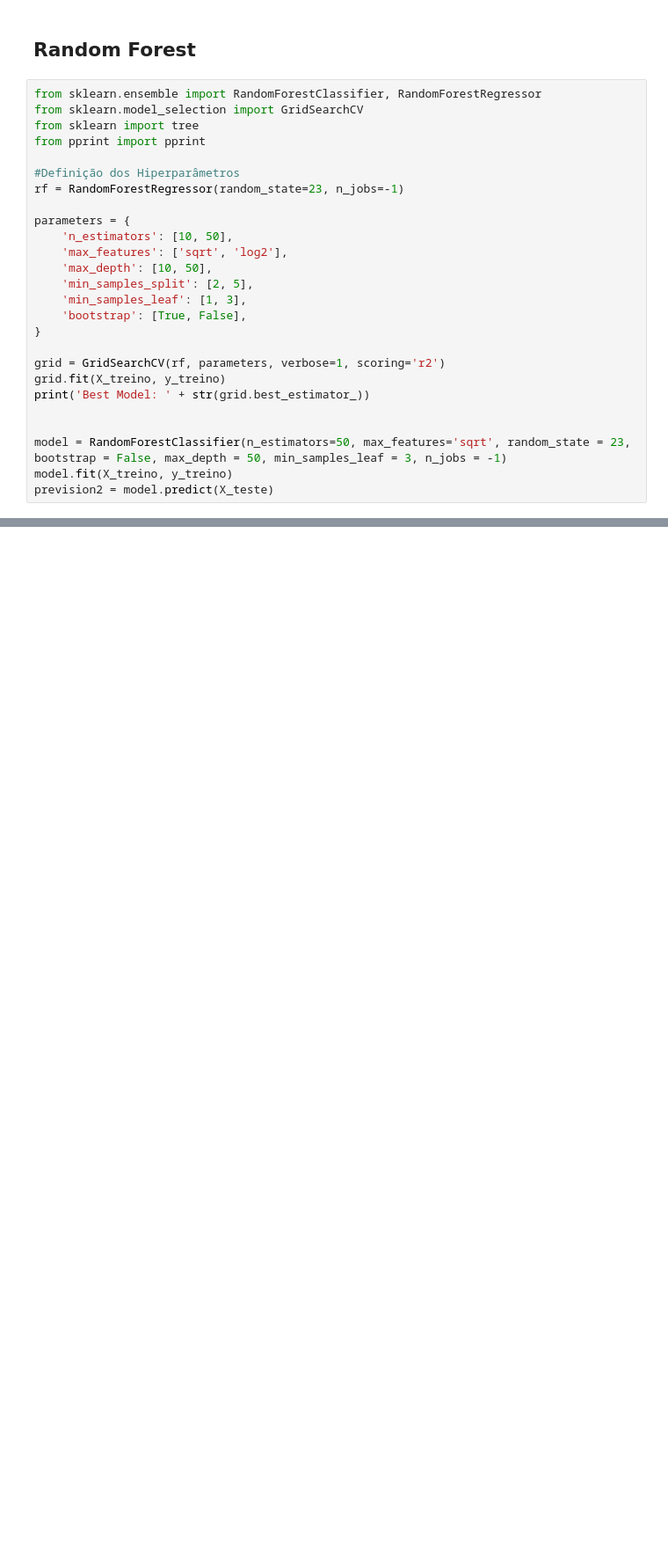
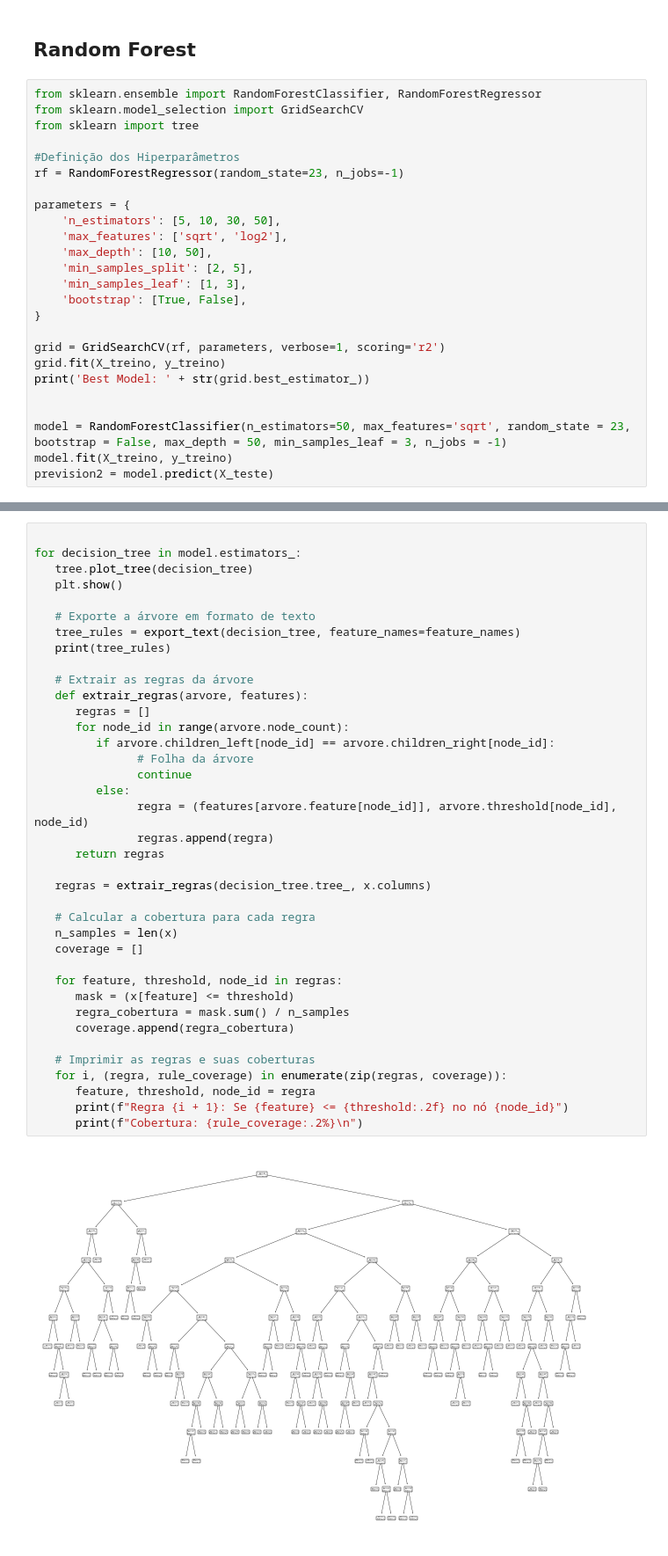
Before and after one commit to beatriz-fulgencio/tp-ia, a Jupyter notebook: arq1.ipynb, the cells around one changed output, grey strips where cells are left out. Shown at 88% size. Saved outputs shown, nothing was run; the diff lists cells and outputs as text; blank space fills up the shorter version.

Commit message:
tree paths and rules coverage calculation

```diff
--- a/arq1.ipynb
+++ b/arq1.ipynb
@@ -84,13 +198,12 @@ plt.show()
 from sklearn.ensemble import RandomForestClassifier, RandomForestRegressor
 from sklearn.model_selection import GridSearchCV
 from sklearn import tree
-from pprint import pprint
 
 #Definição dos Hiperparâmetros
 rf = RandomForestRegressor(random_state=23, n_jobs=-1)
 
 parameters = {
-    'n_estimators': [10, 50],
+    'n_estimators': [5, 10, 30, 50],
     'max_features': ['sqrt', 'log2'],
     'max_depth': [10, 50],
     'min_samples_split': [2, 5],
@@ -124,0 +253,40 @@ for decision_tree in model.estimators_:
+# %%
+
+for decision_tree in model.estimators_:
+   tree.plot_tree(decision_tree)
+   plt.show()
+
+   # Exporte a árvore em formato de texto
+   tree_rules = export_text(decision_tree, feature_names=feature_names)
+   print(tree_rules)
+
+   # Extrair as regras da árvore
+   def extrair_regras(arvore, features):
+      regras = []
+      for node_id in range(arvore.node_count):
+         if arvore.children_left[node_id] == arvore.children_right[node_id]:
+               # Folha da árvore
+               continue
+         else:
+               regra = (features[arvore.feature[node_id]], arvore.threshold[node_id], node_id)
+               regras.append(regra)
+      return regras
+
+   regras = extrair_regras(decision_tree.tree_, x.columns)
+
+   # Calcular a cobertura para cada regra
+   n_samples = len(x)
+   coverage = []
+
+   for feature, threshold, node_id in regras:
+      mask = (x[feature] <= threshold)
+      regra_cobertura = mask.sum() / n_samples
+      coverage.append(regra_cobertura)
+
+   # Imprimir as regras e suas coberturas
+   for i, (regra, rule_coverage) in enumerate(zip(regras, coverage)):
+      feature, threshold, node_id = regra
+      print(f"Regra {i + 1}: Se {feature} <= {threshold:.2f} no nó {node_id}")
+      print(f"Cobertura: {rule_coverage:.2%}\n")
+# %% [output]
+[figure, added]
```
Also changed, not shown: parts of 15 cells of this notebook.
